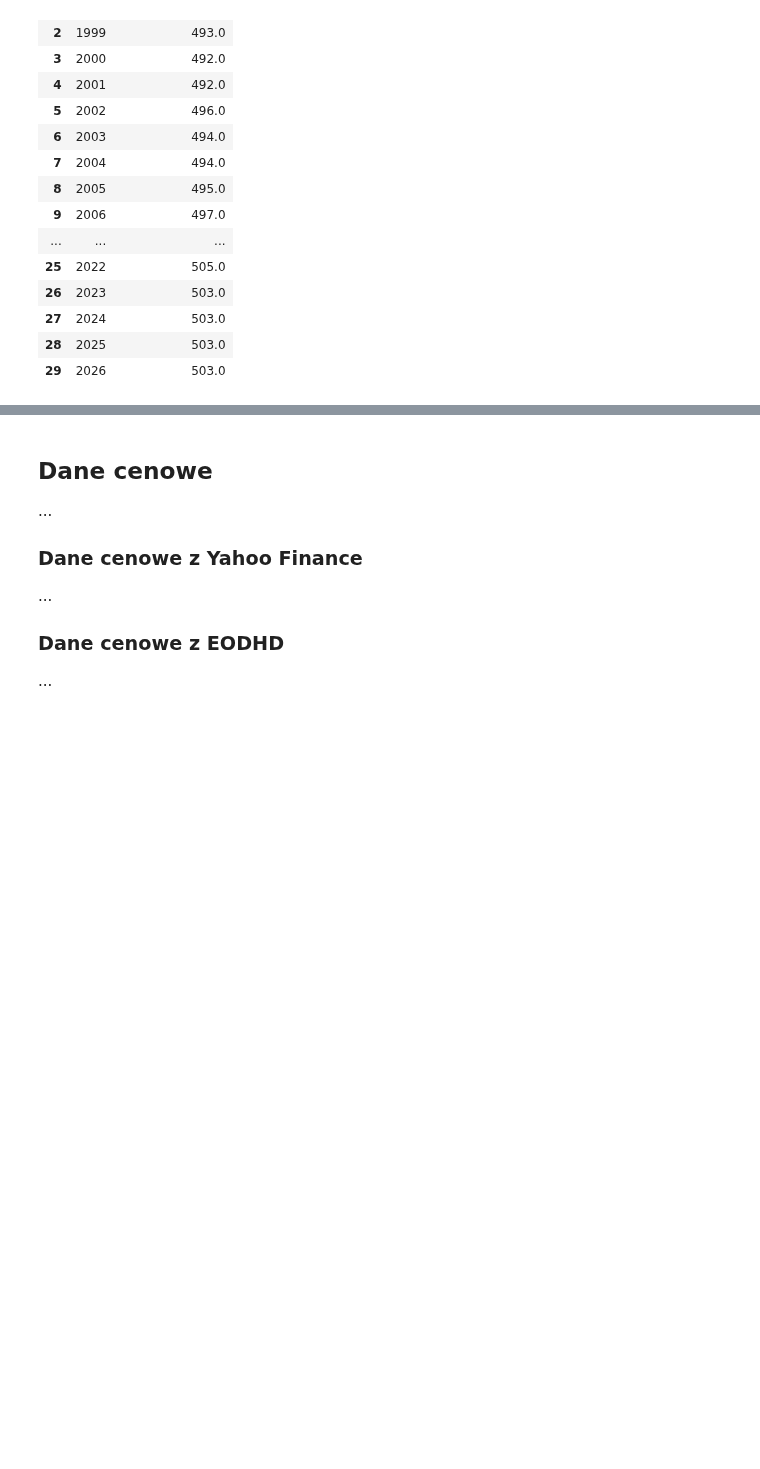
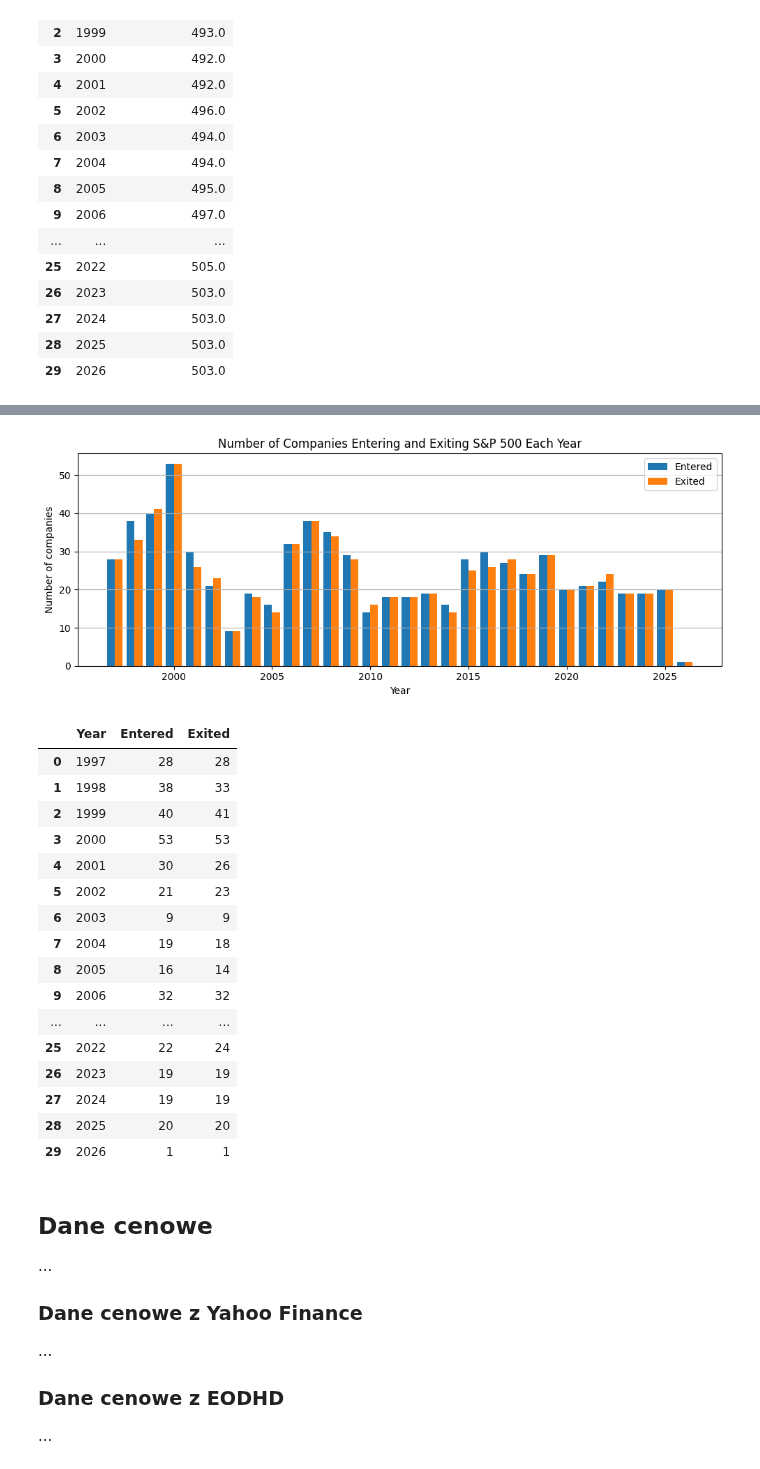
Before and after one commit to MichaelL200/data-driven-stock-portfolio-selection, a Jupyter notebook: notebooks/main.ipynb, the cells around one changed output, grey strips where cells are left out. Saved outputs shown, nothing was run; the diff lists cells and outputs as text; code cells hidden in the pictures; blank space fills up the shorter version.

Commit message:
feat(plots), docs(notebook): add yearly S&P 500 rotations

```diff
--- a/notebooks/main.ipynb
+++ b/notebooks/main.ipynb
@@ -189,3 +185,24 @@ plots.sp500_companies_per_year_start(sp500)
+# %%
+plots.sp500_yearly_changes(sp500)
+# %% [output]
+[figure, added]
+|  | Year | Entered | Exited |
+| 0 | 1997 | 28 | 28 |
+| 1 | 1998 | 38 | 33 |
+| 2 | 1999 | 40 | 41 |
+| 3 | 2000 | 53 | 53 |
+| 4 | 2001 | 30 | 26 |
+| 5 | 2002 | 21 | 23 |
+| 6 | 2003 | 9 | 9 |
+| 7 | 2004 | 19 | 18 |
+| 8 | 2005 | 16 | 14 |
+| 9 | 2006 | 32 | 32 |
+| ... | ... | ... | ... |
+| 25 | 2022 | 22 | 24 |
+| 26 | 2023 | 19 | 19 |
+| 27 | 2024 | 19 | 19 |
+| 28 | 2025 | 20 | 20 |
+| 29 | 2026 | 1 | 1 |
 # %% [markdown]
 ## Dane cenowe
 
```
Also changed, not shown: parts of 5 cells of this notebook, 1 other file.
